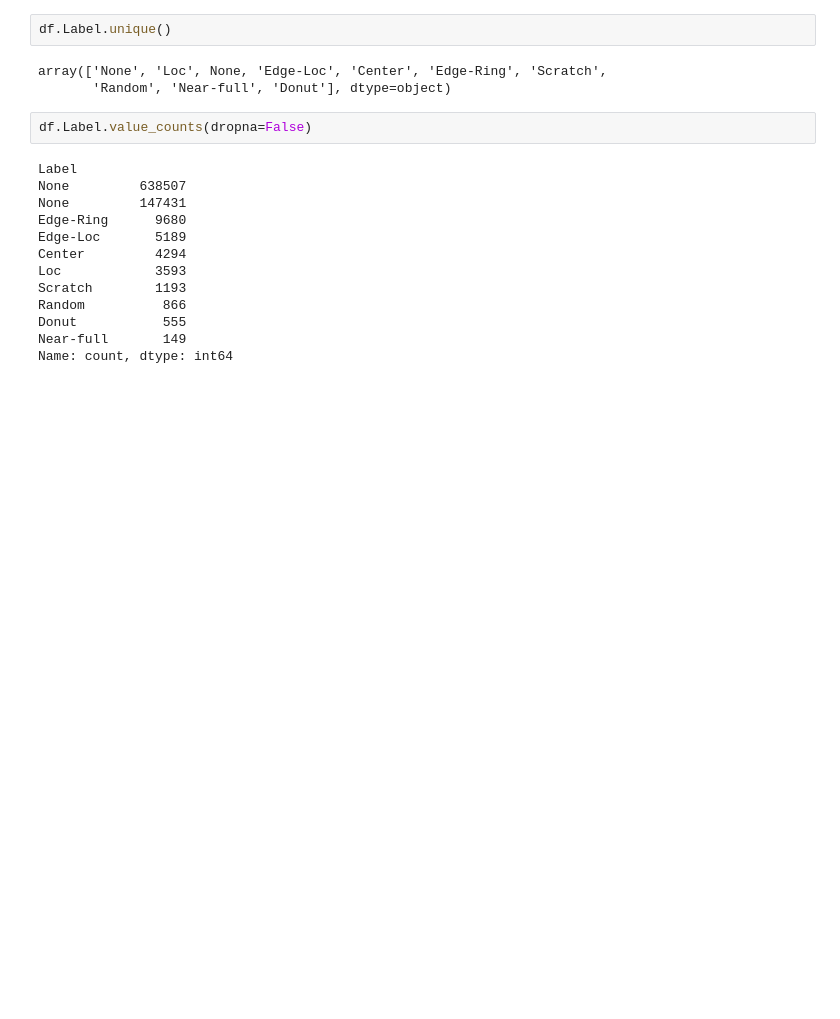
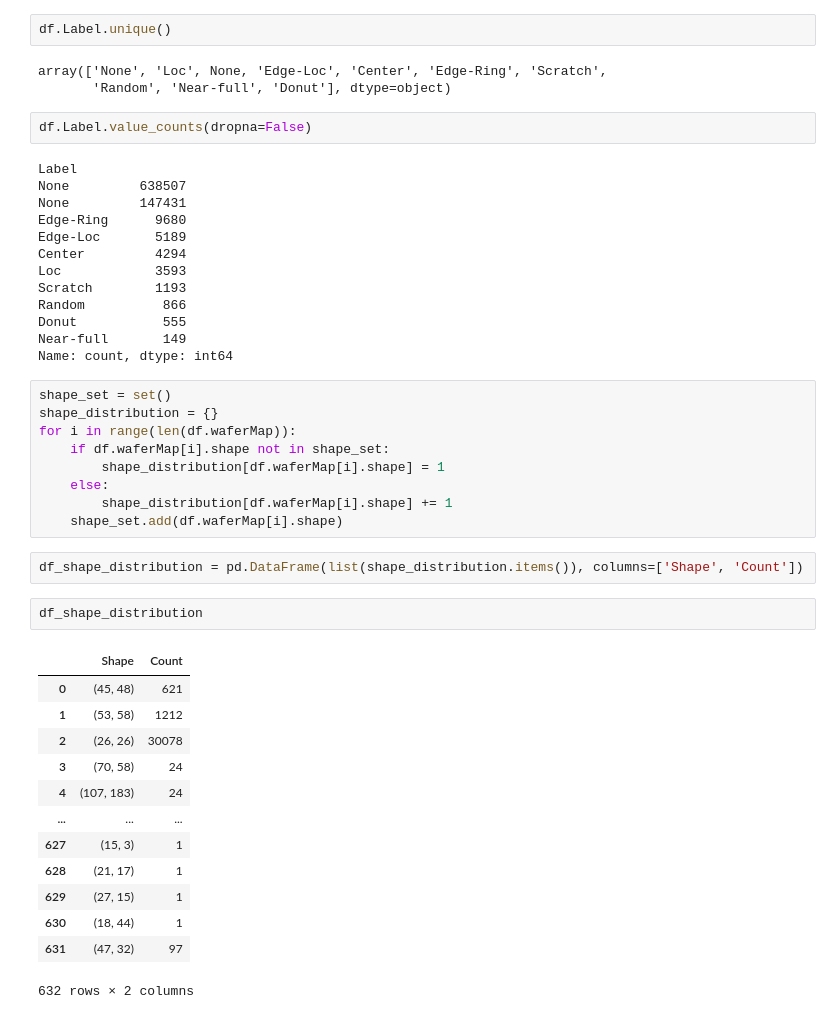
Before and after one commit to DRPproton/semiconductor-projects-tda, a Jupyter notebook: Project-2WM811k_wafer/notebooks/notebook.ipynb, the cells around one changed output. Saved outputs shown, nothing was run; the diff lists cells and outputs as text; blank space fills up the shorter version.

```diff
--- a/Project-2WM811k_wafer/notebooks/notebook.ipynb
+++ b/Project-2WM811k_wafer/notebooks/notebook.ipynb
@@ -96,3 +93,30 @@ Random          866
 Donut           555
 Near-full       149
 Name: count, dtype: int64
+# %%
+shape_set = set()
+shape_distribution = {}
+for i in range(len(df.waferMap)):
+    if df.waferMap[i].shape not in shape_set:
+        shape_distribution[df.waferMap[i].shape] = 1
+    else:
+        shape_distribution[df.waferMap[i].shape] += 1
+    shape_set.add(df.waferMap[i].shape)
+# %%
+df_shape_distribution = pd.DataFrame(list(shape_distribution.items()), columns=['Shape', 'Count'])
+# %%
+df_shape_distribution
+# %% [output]
+|  | Shape | Count |
+| 0 | (45, 48) | 621 |
+| 1 | (53, 58) | 1212 |
+| 2 | (26, 26) | 30078 |
+| 3 | (70, 58) | 24 |
+| 4 | (107, 183) | 24 |
+| ... | ... | ... |
+| 627 | (15, 3) | 1 |
+| 628 | (21, 17) | 1 |
+| 629 | (27, 15) | 1 |
+| 630 | (18, 44) | 1 |
+| 631 | (47, 32) | 97 |
+632 rows × 2 columns
```
Also changed, not shown: parts of 7 cells of this notebook, 1 other file.
